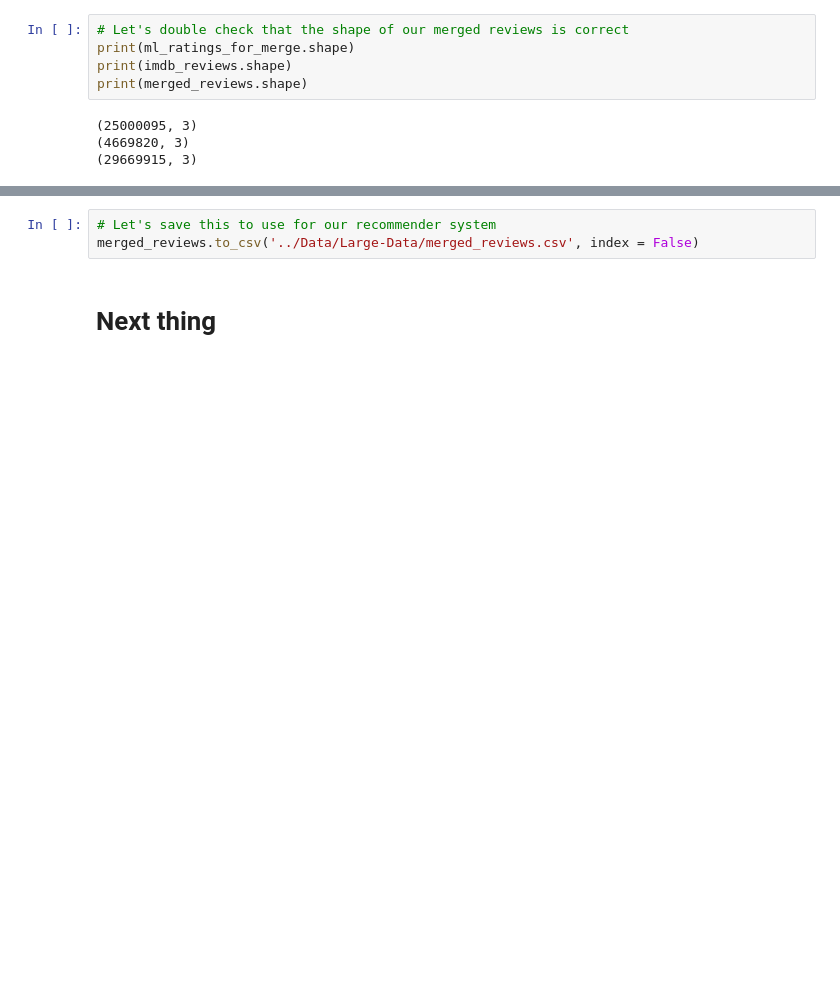
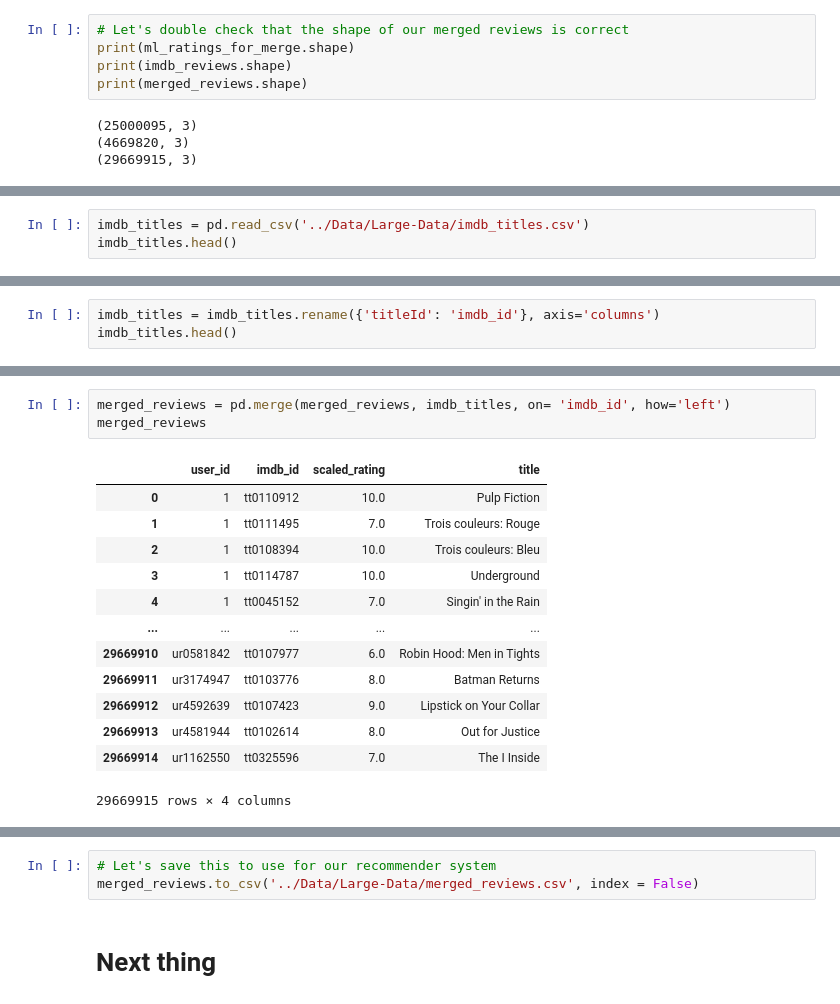
Before and after one commit to jackfrantz/Movie-Recommender-System, a Jupyter notebook: Code_Notebooks/Data_Cleaning.ipynb, the cells around one changed output, grey strips where cells are left out. Saved outputs shown, nothing was run; the diff lists cells and outputs as text; blank space fills up the shorter version.

Commit message:
changed formatting of merged reviews to include title from the imdb title data

```diff
--- a/Code_Notebooks/Data_Cleaning.ipynb
+++ b/Code_Notebooks/Data_Cleaning.ipynb
@@ -204,0 +208,3 @@ print(merged_reviews.shape)
+# %%
+imdb_titles = pd.read_csv('../Data/Large-Data/imdb_titles.csv')
+imdb_titles.head()
@@ -204,0 +218,3 @@ print(merged_reviews.shape)
+# %%
+imdb_titles = imdb_titles.rename({'titleId': 'imdb_id'}, axis='columns')
+imdb_titles.head()
@@ -204,0 +228,17 @@ print(merged_reviews.shape)
+# %%
+merged_reviews = pd.merge(merged_reviews, imdb_titles, on= 'imdb_id', how='left')
+merged_reviews
+# %% [output]
+|  | user_id | imdb_id | scaled_rating | title |
+| 0 | 1 | tt0110912 | 10.0 | Pulp Fiction |
+| 1 | 1 | tt0111495 | 7.0 | Trois couleurs: Rouge |
+| 2 | 1 | tt0108394 | 10.0 | Trois couleurs: Bleu |
+| 3 | 1 | tt0114787 | 10.0 | Underground |
+| 4 | 1 | tt0045152 | 7.0 | Singin' in the Rain |
+| ... | ... | ... | ... | ... |
+| 29669910 | ur0581842 | tt0107977 | 6.0 | Robin Hood: Men in Tights |
+| 29669911 | ur3174947 | tt0103776 | 8.0 | Batman Returns |
+| 29669912 | ur4592639 | tt0107423 | 9.0 | Lipstick on Your Collar |
+| 29669913 | ur4581944 | tt0102614 | 8.0 | Out for Justice |
+| 29669914 | ur1162550 | tt0325596 | 7.0 | The I Inside |
+29669915 rows × 4 columns
```
Also changed, not shown: parts of 7 cells of this notebook.
